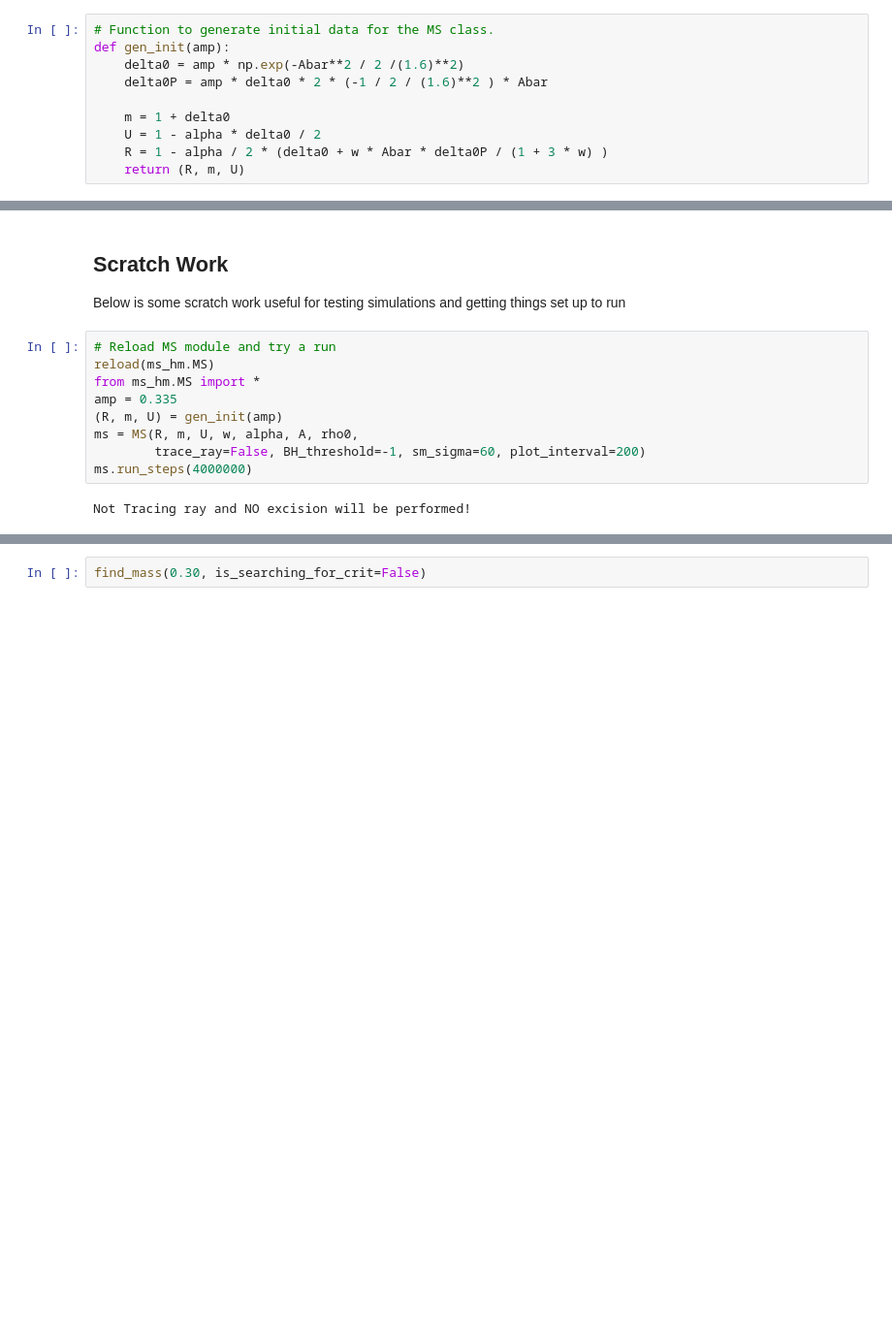
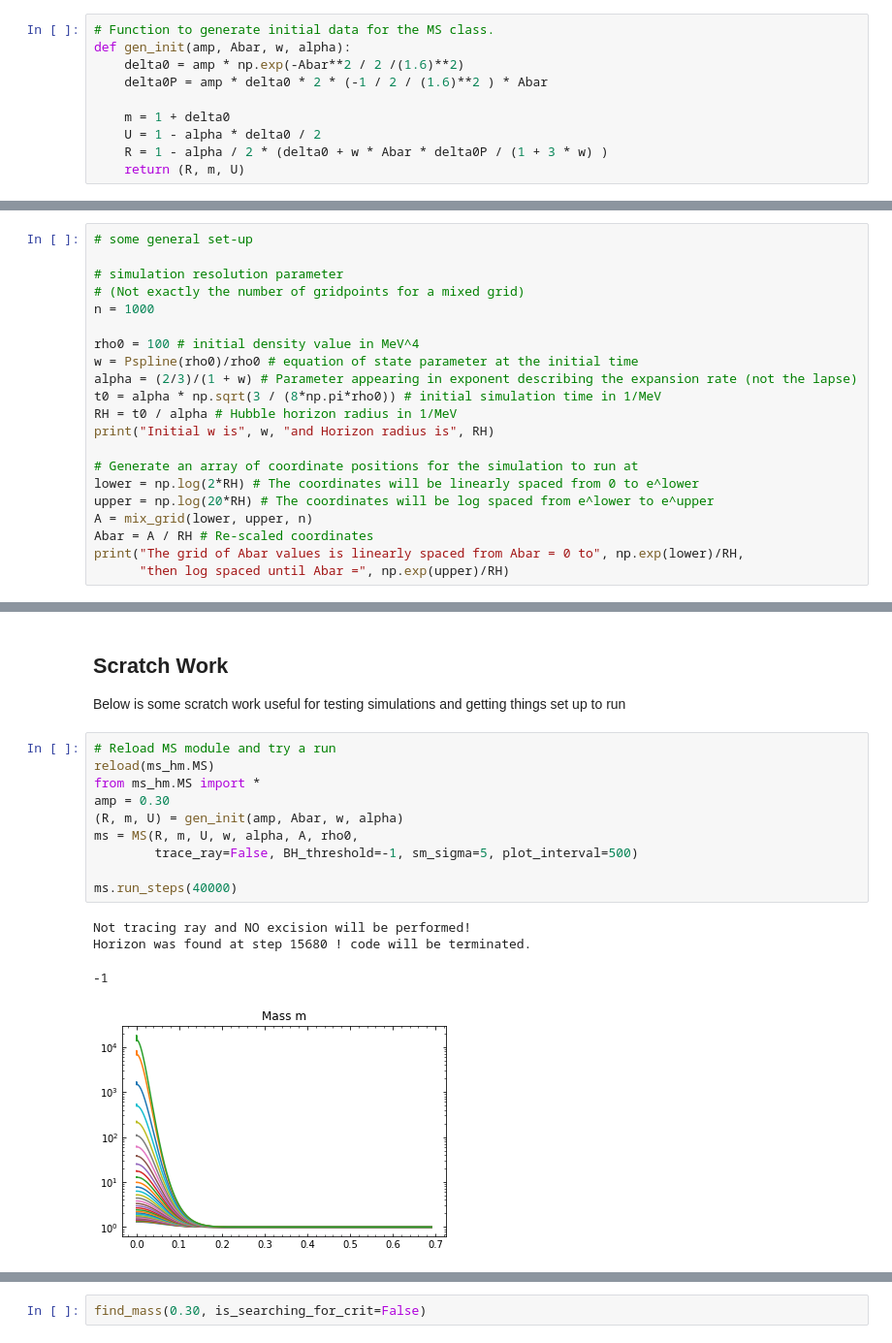
Before and after one commit to jbmertens/criticalcollapse, a Jupyter notebook: Critical_scaling.ipynb, the cells around one changed output, grey strips where cells are left out. Shown at 97% size. Saved outputs shown, nothing was run; the diff lists cells and outputs as text; blank space fills up the shorter version.

```diff
--- a/Critical_scaling.ipynb
+++ b/Critical_scaling.ipynb
@@ -104,7 +107,7 @@ def uni_grid( right, n):
     return A
 # %%
 # Function to generate initial data for the MS class.
-def gen_init(amp):
+def gen_init(amp, Abar, w, alpha):
     delta0 = amp * np.exp(-Abar**2 / 2 /(1.6)**2)
     delta0P = amp * delta0 * 2 * (-1 / 2 / (1.6)**2 ) * Abar
 
@@ -284,0 +207,21 @@ Abar = A / RH # Re-scaled coordinates
+# %%
+# some general set-up
+
+# simulation resolution parameter
+# (Not exactly the number of gridpoints for a mixed grid)
+n = 1000
+
+rho0 = 100 # initial density value in MeV^4
+w = Pspline(rho0)/rho0 # equation of state parameter at the initial time
+alpha = (2/3)/(1 + w) # Parameter appearing in exponent describing the expansion rate (not the lapse)
+t0 = alpha * np.sqrt(3 / (8*np.pi*rho0)) # initial simulation time in 1/MeV
+RH = t0 / alpha # Hubble horizon radius in 1/MeV
+print("Initial w is", w, "and Horizon radius is", RH)
+
+# Generate an array of coordinate positions for the simulation to run at
+lower = np.log(2*RH) # The coordinates will be linearly spaced from 0 to e^lower
+upper = np.log(20*RH) # The coordinates will be log spaced from e^lower to e^upper
+A = mix_grid(lower, upper, n)
+Abar = A / RH # Re-scaled coordinates
+print("The grid of Abar values is linearly spaced from Abar = 0 to", np.exp(lower)/RH,
+      "then log spaced until Abar =", np.exp(upper)/RH)
@@ -289,11 +235,15 @@ Below is some scratch work useful for testing simulations and getting things set
 # %%
 # Reload MS module and try a run
 reload(ms_hm.MS)
 from ms_hm.MS import *
-amp = 0.335
-(R, m, U) = gen_init(amp)
+amp = 0.30
+(R, m, U) = gen_init(amp, Abar, w, alpha)
 ms = MS(R, m, U, w, alpha, A, rho0,
-        trace_ray=False, BH_threshold=-1, sm_sigma=60, plot_interval=200)
-ms.run_steps(4000000)
+        trace_ray=False, BH_threshold=-1, sm_sigma=5, plot_interval=500)
+
+ms.run_steps(40000)
 # %% [output]
-Not Tracing ray and NO excision will be performed!
+Not tracing ray and NO excision will be performed!
+Horizon was found at step 15680 ! code will be terminated.
+-1
+[figure, added]
```
Also changed, not shown: parts of 14 cells of this notebook, 2 other files.
